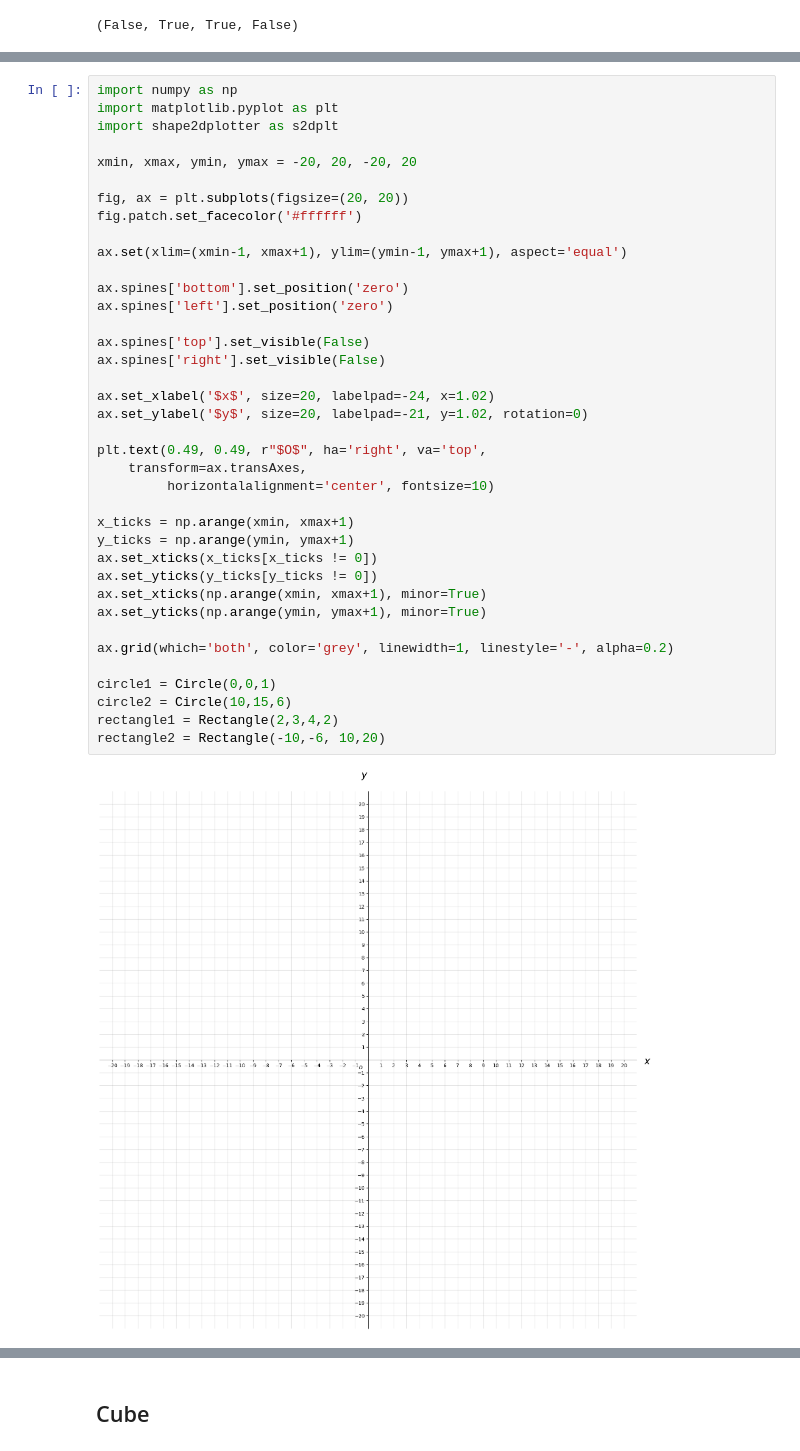
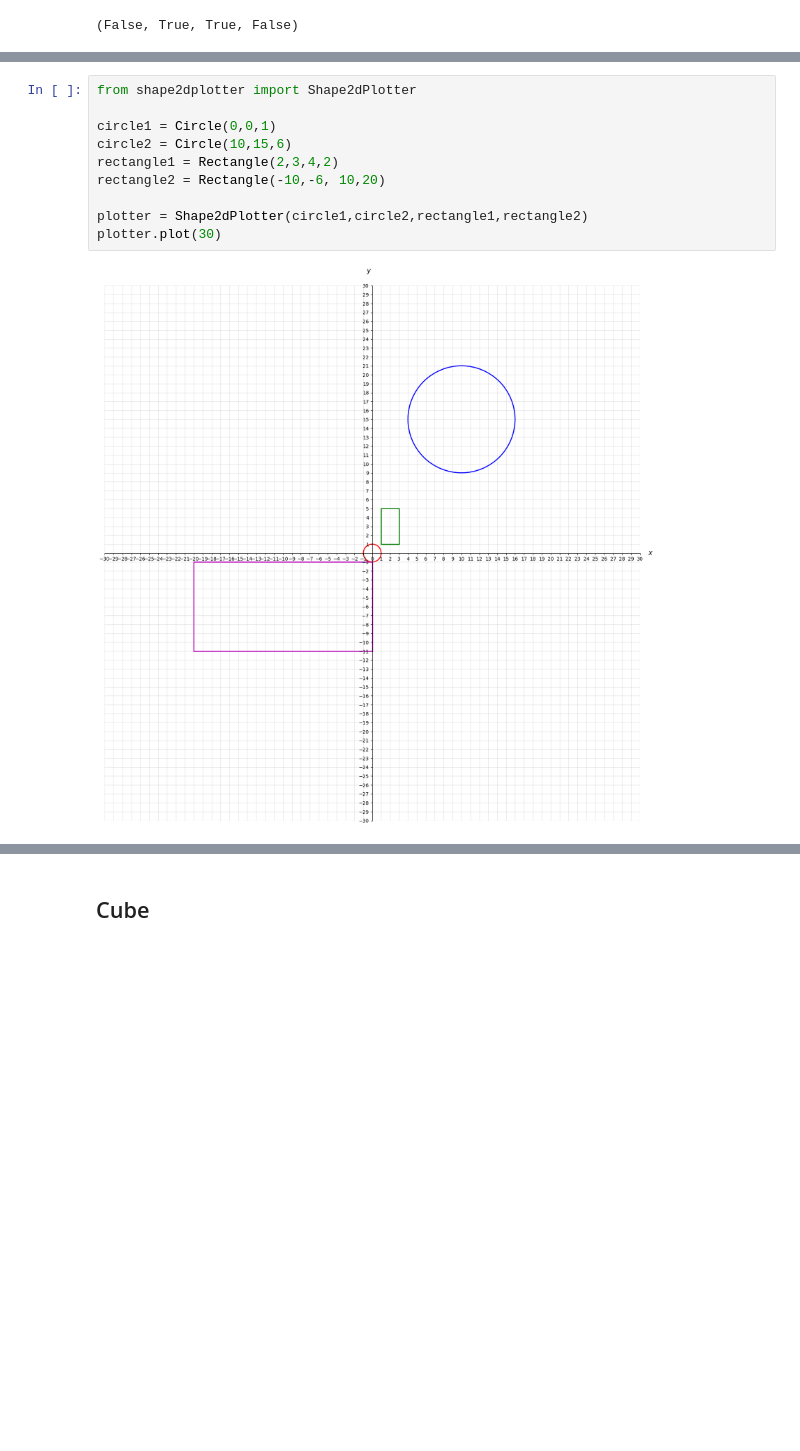
Before and after one commit to FellanNokes/lab_2_Felix_Kjellberg, a Jupyter notebook: manual_test.ipynb, the cells around one changed output, grey strips where cells are left out. Drawn from its saved outputs; the diff is of its cells as text; blank space fills up the shorter version.

```diff
--- a/manual_test.ipynb
+++ b/manual_test.ipynb
@@ -111,41 +84,13 @@ since we haven't at this point in time gone through how to make a cartesian coor
 # %%
-import numpy as np
-import matplotlib.pyplot as plt
-import shape2dplotter as s2dplt
-
-xmin, xmax, ymin, ymax = -20, 20, -20, 20
-
-fig, ax = plt.subplots(figsize=(20, 20))
-fig.patch.set_facecolor('#ffffff')
-
-ax.set(xlim=(xmin-1, xmax+1), ylim=(ymin-1, ymax+1), aspect='equal')
-
-ax.spines['bottom'].set_position('zero')
-ax.spines['left'].set_position('zero')
-
-ax.spines['top'].set_visible(False)
-ax.spines['right'].set_visible(False)
-
-ax.set_xlabel('$x$', size=20, labelpad=-24, x=1.02)
-ax.set_ylabel('$y$', size=20, labelpad=-21, y=1.02, rotation=0)
-
-plt.text(0.49, 0.49, r"$O$", ha='right', va='top',
-    transform=ax.transAxes,
-         horizontalalignment='center', fontsize=10)
-
-x_ticks = np.arange(xmin, xmax+1)
-y_ticks = np.arange(ymin, ymax+1)
-ax.set_xticks(x_ticks[x_ticks != 0])
-ax.set_yticks(y_ticks[y_ticks != 0])
-ax.set_xticks(np.arange(xmin, xmax+1), minor=True)
-ax.set_yticks(np.arange(ymin, ymax+1), minor=True)
-
-ax.grid(which='both', color='grey', linewidth=1, linestyle='-', alpha=0.2)
+from shape2dplotter import Shape2dPlotter
 
 circle1 = Circle(0,0,1)
 circle2 = Circle(10,15,6)
 rectangle1 = Rectangle(2,3,4,2)
 rectangle2 = Rectangle(-10,-6, 10,20)
+
+plotter = Shape2dPlotter(circle1,circle2,rectangle1,rectangle2)
+plotter.plot(30)
 # %% [output]
-[figure, old version]
+[figure, new version]
 # %% [markdown]
```
Also changed, not shown: parts of 10 cells of this notebook, 3 other files.
